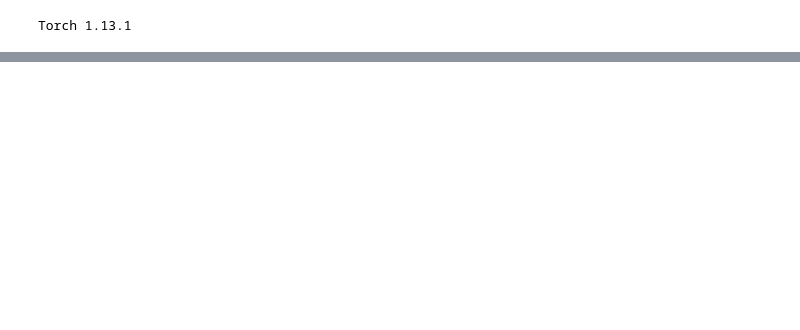
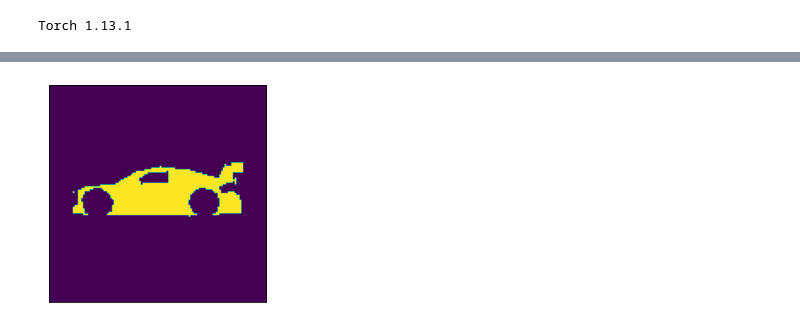
Before and after one commit to magiczhon/ARCarTuna, a Jupyter notebook: Research/research.ipynb, the cells around one changed output, grey strips where cells are left out. Drawn from its saved outputs; the diff is of its cells as text; code cells hidden in the pictures; blank space fills up the shorter version.

```diff
--- a/Research/research.ipynb
+++ b/Research/research.ipynb
@@ -440,0 +420,4 @@ history = fit(epoch, model, train_loader, test_loader, criterion, optimizer, sch
+# %%
+show(mask[0])
+# %% [output]
+[figure, added]
```
Also changed, not shown: parts of 18 cells of this notebook, 2 other files.
